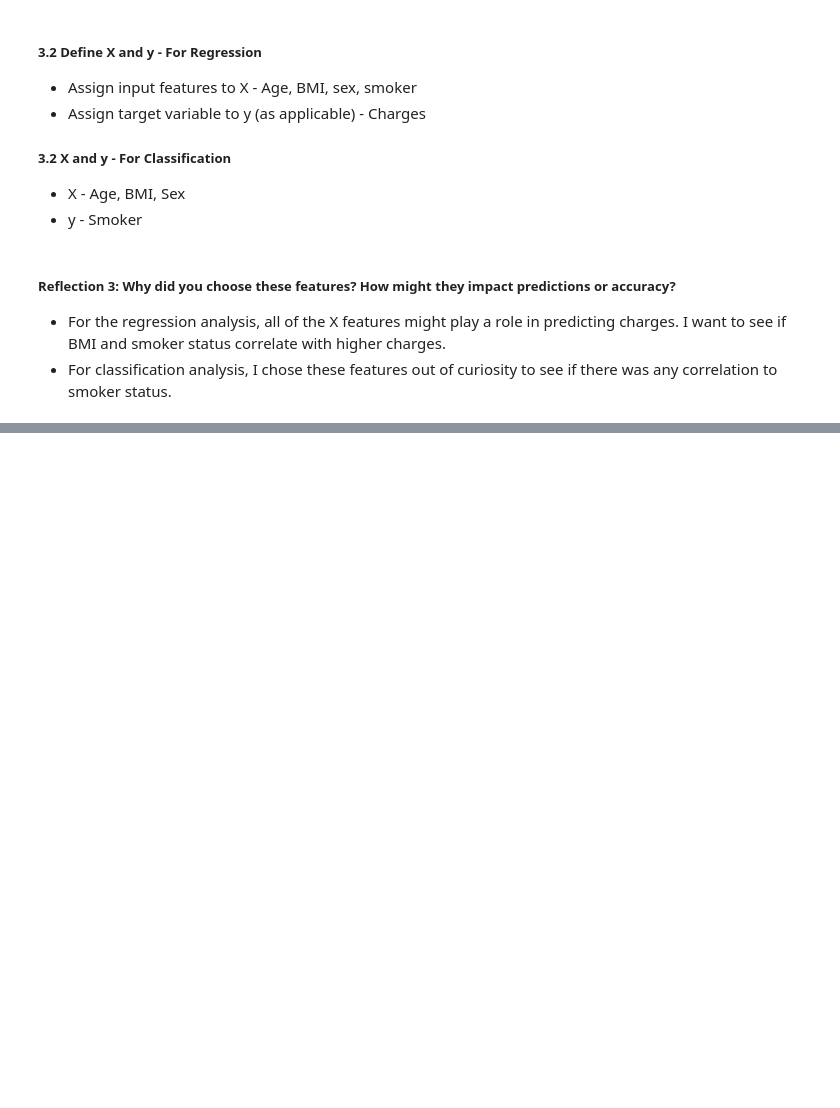
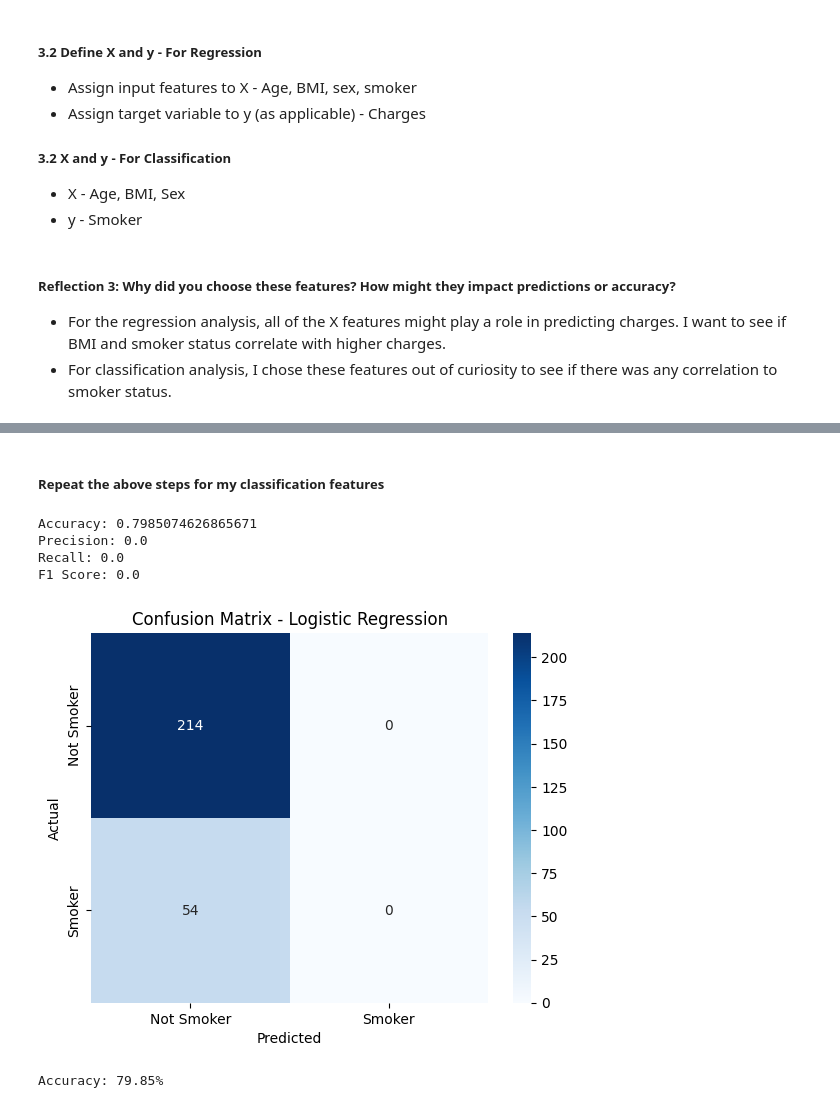
Before and after one commit to ceradrake/ml_regression_drake, a Jupyter notebook: regression.ipynb, the cells around one changed output, grey strips where cells are left out. Drawn from its saved outputs; the diff is of its cells as text; code cells hidden in the pictures; blank space fills up the shorter version.

```diff
--- a/regression.ipynb
+++ b/regression.ipynb
@@ -181,0 +224,17 @@ df['bmi_category'] = pd.cut(df['bmi'], bins=[0, 18.5, 25, 30, float('inf')],
+# %% [markdown]
+##### Repeat the above steps for my classification features
+# %%
+# 4.1 Split the data into training and test sets using train_test_split
+X1 = df_label_encoded[['age', 'bmi', 'sex']]
+y1 = df_label_encoded['smoker']
+X1_train, X1_test, y1_train, y1_test = train_test_split(
+    X1, y1,
+    test_size=0.2,
+    random_state=42
+)
+# %%
+# 4.2 Train model using Scikit-Learn model.fit() method
+from sklearn.linear_model import LogisticRegression
+
+clf_model = LogisticRegression().fit(X1_train, y1_train)
+y_pred = clf_model.predict(X1_test)
@@ -181,0 +243,29 @@ df['bmi_category'] = pd.cut(df['bmi'], bins=[0, 18.5, 25, 30, float('inf')],
+# %%
+# 4.3 Evalulate performance
+print("Accuracy:", accuracy_score(y1_test, y_pred))
+print("Precision:", precision_score(y1_test, y_pred))
+print("Recall:", recall_score(y1_test, y_pred))
+print("F1 Score:", f1_score(y1_test, y_pred))
+# %% [output]
+Accuracy: 0.7985074626865671
+Precision: 0.0
+Recall: 0.0
+F1 Score: 0.0
+# %%
+# Confusion Matrix
+cm = confusion_matrix(y1_test, y_pred)
+sns.heatmap(cm, annot=True, fmt='d', cmap='Blues',
+            xticklabels=['Not Smoker', 'Smoker'],
+            yticklabels=['Not Smoker', 'Smoker'])
+plt.xlabel('Predicted')
+plt.ylabel('Actual')
+plt.title('Confusion Matrix - Logistic Regression')
+plt.show()
+# %% [output]
+[figure, added]
+# %%
+# Accuracy Score
+accuracy = accuracy_score(y1_test, y_pred)
+print(f"Accuracy: {accuracy:.2%}")
+# %% [output]
+Accuracy: 79.85%
```
Also changed, not shown: parts of 9 cells of this notebook.
